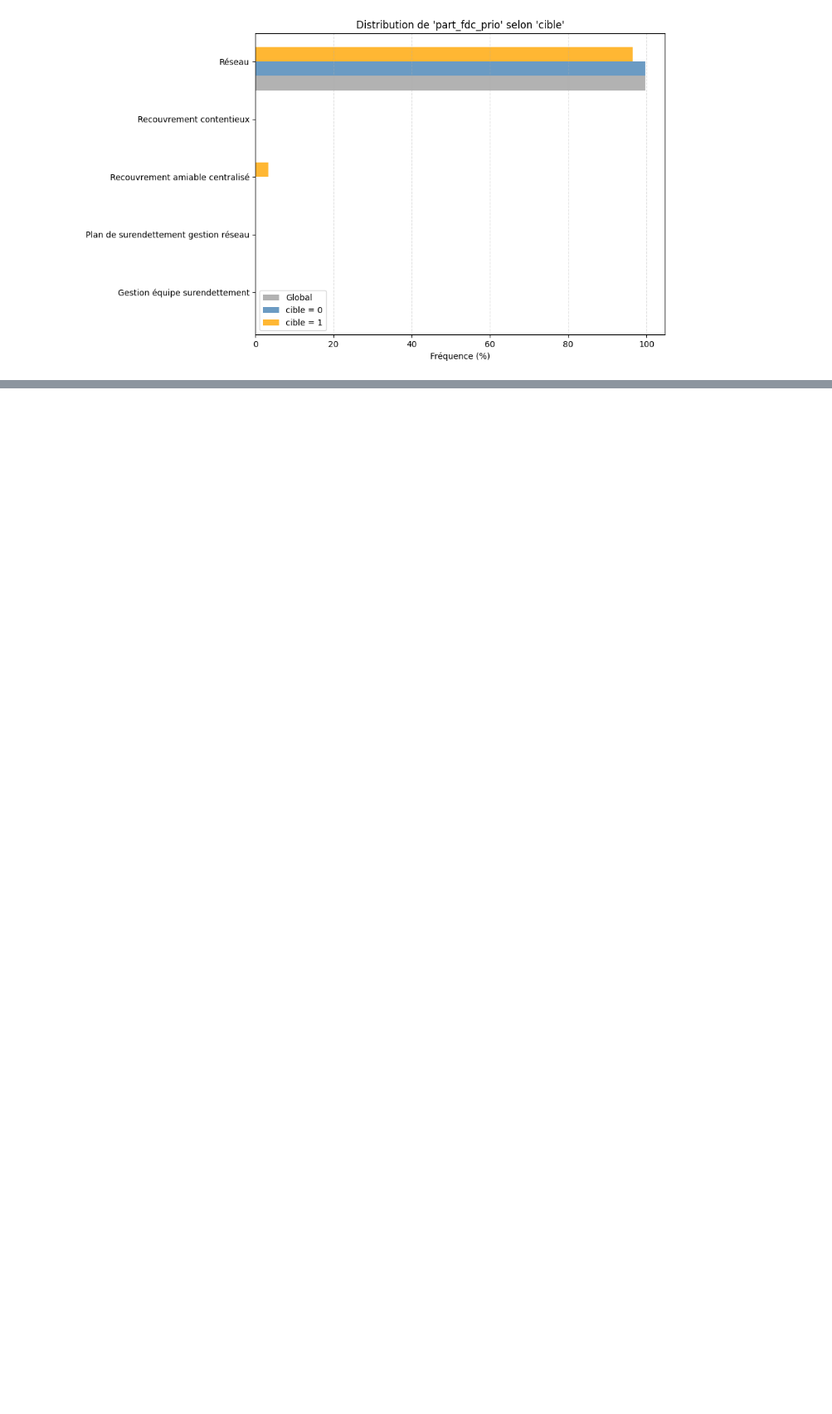
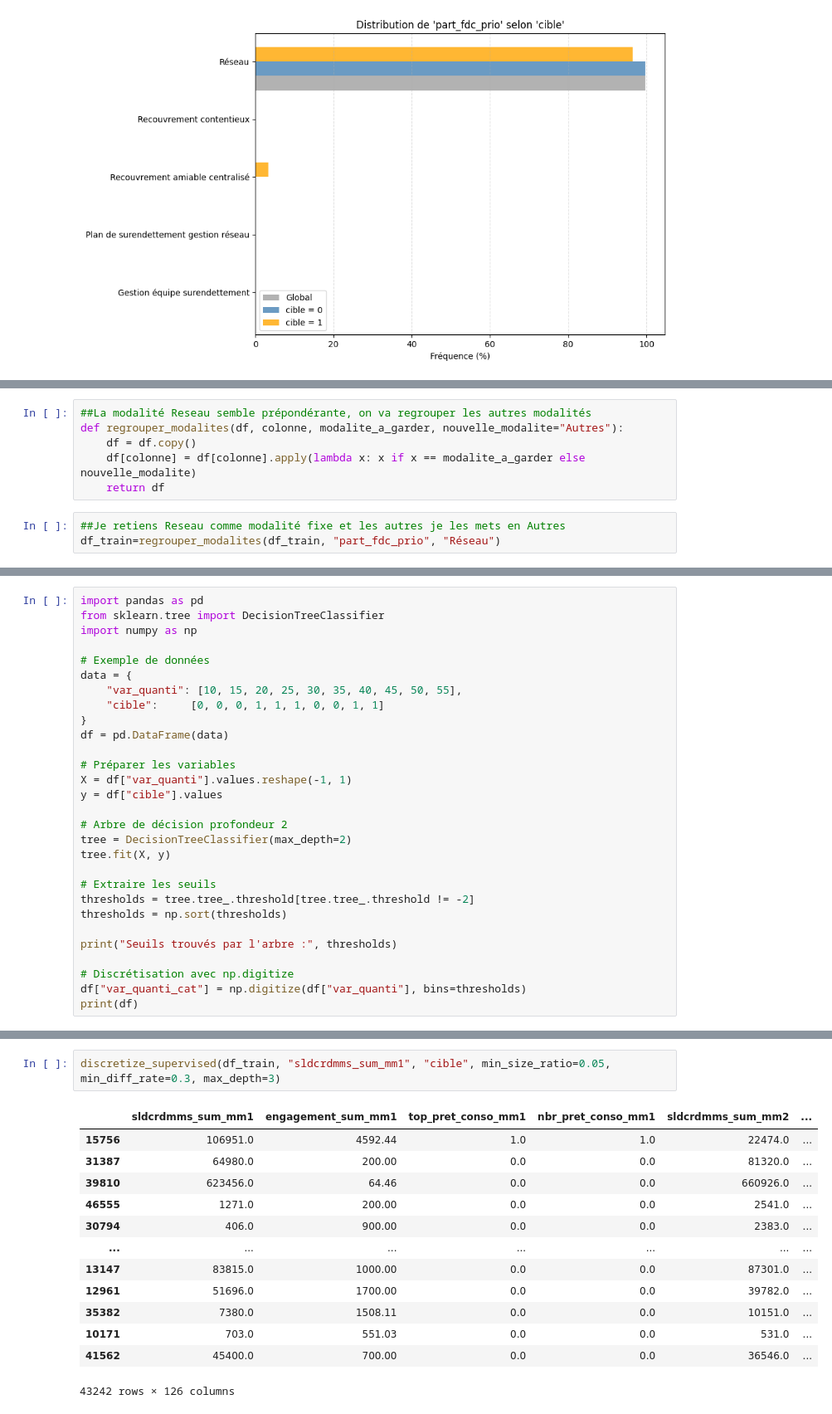
Before and after one commit to DaveMTK20002/PROJET-SCORING-Ikram-Davick, a Jupyter notebook: avancement.ipynb, the cells around one changed output, grey strips where cells are left out. Shown at 83% size. Drawn from its saved outputs; the diff is of its cells as text; blank space fills up the shorter version.

```diff
--- a/avancement.ipynb
+++ b/avancement.ipynb
@@ -367,0 +364,9 @@ first_var_selection[first_var_selection["type"]!="p_value_kruskal_wallis"]
+# %%
+##La modalité Reseau semble prépondérante, on va regrouper les autres modalités
+def regrouper_modalites(df, colonne, modalite_a_garder, nouvelle_modalite="Autres"):
+    df = df.copy()
+    df[colonne] = df[colonne].apply(lambda x: x if x == modalite_a_garder else nouvelle_modalite)
+    return df
+# %%
+##Je retiens Reseau comme modalité fixe et les autres je les mets en Autres
+df_train=regrouper_modalites(df_train, "part_fdc_prio", "Réseau")
@@ -371,0 +426,29 @@ KeyError: "None of [Index([0, 0, 0, 0, 0, 0, 0, 0, 0, 0,\n       ...\n       0,
+# %%
+import pandas as pd
+from sklearn.tree import DecisionTreeClassifier
+import numpy as np
+
+# Exemple de données
+data = {
+    "var_quanti": [10, 15, 20, 25, 30, 35, 40, 45, 50, 55],
+    "cible":     [0, 0, 0, 1, 1, 1, 0, 0, 1, 1]
+}
+df = pd.DataFrame(data)
+
+# Préparer les variables
+X = df["var_quanti"].values.reshape(-1, 1)
+y = df["cible"].values
+
+# Arbre de décision profondeur 2
+tree = DecisionTreeClassifier(max_depth=2)
+tree.fit(X, y)
+
+# Extraire les seuils
+thresholds = tree.tree_.threshold[tree.tree_.threshold != -2]
+thresholds = np.sort(thresholds)
+
+print("Seuils trouvés par l'arbre :", thresholds)
+
+# Discrétisation avec np.digitize
+df["var_quanti_cat"] = np.digitize(df["var_quanti"], bins=thresholds)
+print(df)
@@ -371,0 +524,16 @@ KeyError: "None of [Index([0, 0, 0, 0, 0, 0, 0, 0, 0, 0,\n       ...\n       0,
+# %%
+discretize_supervised(df_train, "sldcrdmms_sum_mm1", "cible", min_size_ratio=0.05, min_diff_rate=0.3, max_depth=3)
+# %% [output]
+|  | sldcrdmms_sum_mm1 | engagement_sum_mm1 | top_pret_conso_mm1 | nbr_pret_conso_mm1 | sldcrdmms_sum_mm2 | ... |
+| 15756 | 106951.0 | 4592.44 | 1.0 | 1.0 | 22474.0 | ... |
+| 31387 | 64980.0 | 200.00 | 0.0 | 0.0 | 81320.0 | ... |
+| 39810 | 623456.0 | 64.46 | 0.0 | 0.0 | 660926.0 | ... |
+| 46555 | 1271.0 | 200.00 | 0.0 | 0.0 | 2541.0 | ... |
+| 30794 | 406.0 | 900.00 | 0.0 | 0.0 | 2383.0 | ... |
+| ... | ... | ... | ... | ... | ... | ... |
+| 13147 | 83815.0 | 1000.00 | 0.0 | 0.0 | 87301.0 | ... |
+| 12961 | 51696.0 | 1700.00 | 0.0 | 0.0 | 39782.0 | ... |
+| 35382 | 7380.0 | 1508.11 | 0.0 | 0.0 | 10151.0 | ... |
+| 10171 | 703.0 | 551.03 | 0.0 | 0.0 | 531.0 | ... |
+| 41562 | 45400.0 | 700.00 | 0.0 | 0.0 | 36546.0 | ... |
+43242 rows × 126 columns
```
Also changed, not shown: parts of 14 cells of this notebook.
